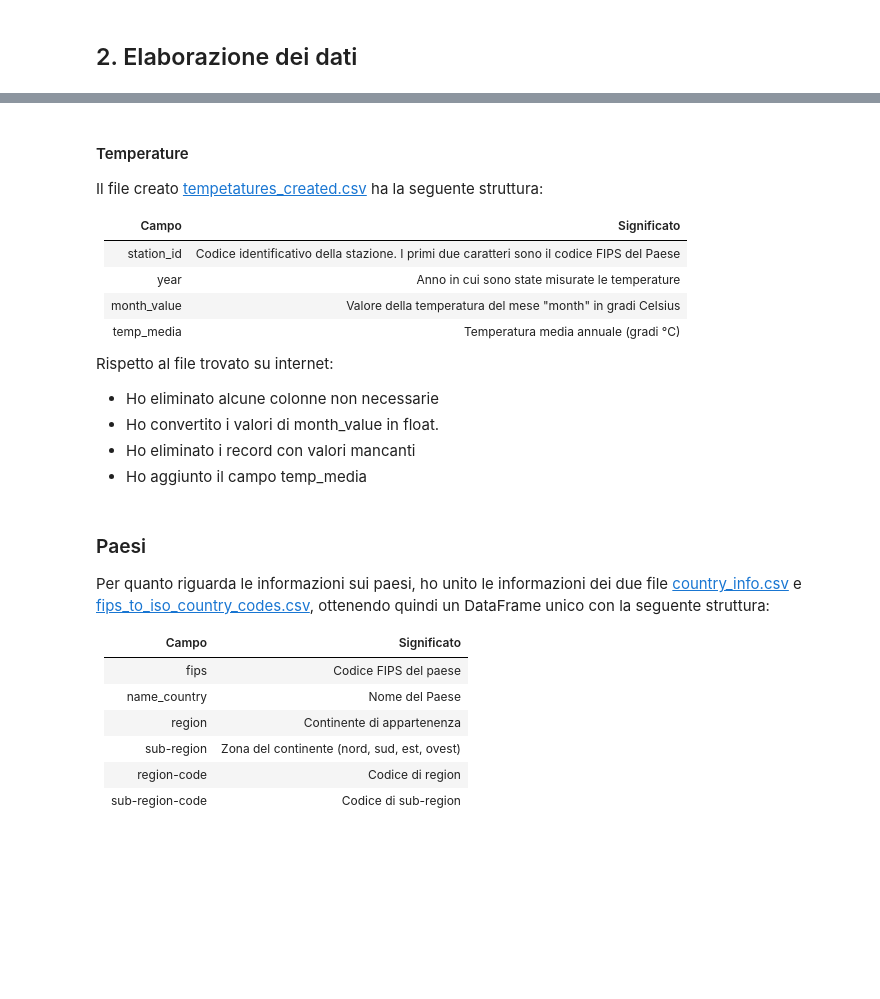
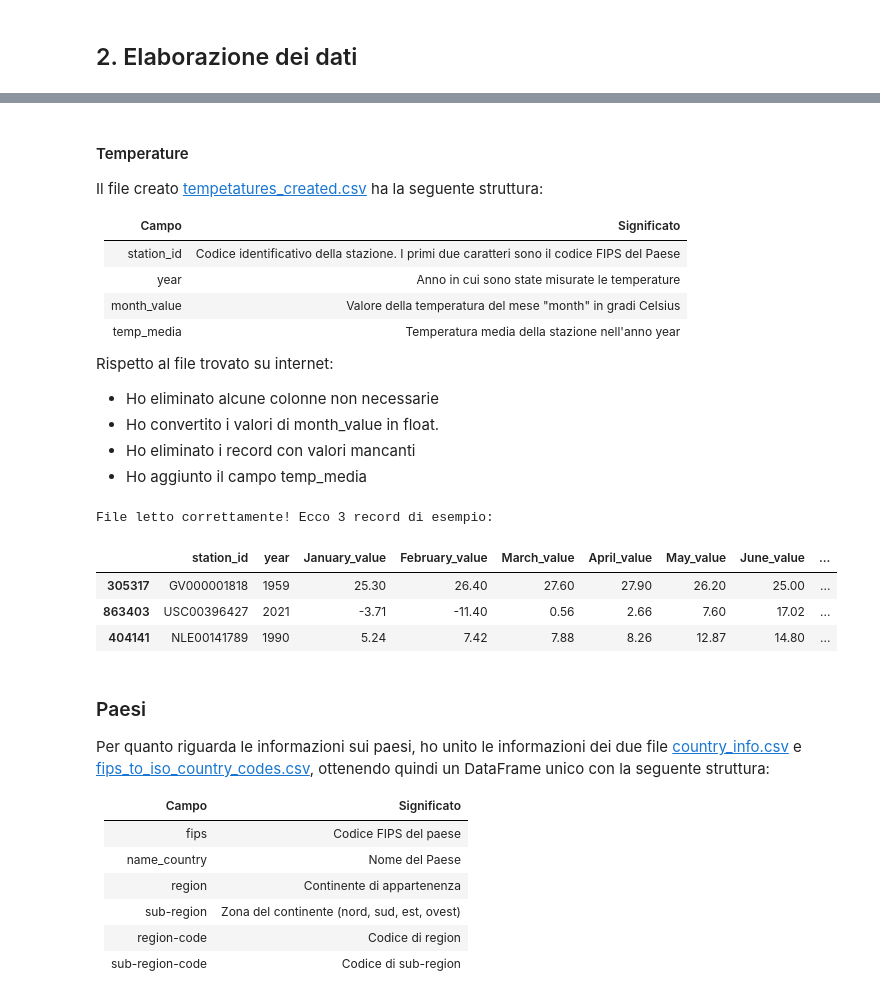
Before and after one commit to ElenaCurti/big-data, a Jupyter notebook: Attivita_03_DataAnalytics/file.ipynb, the cells around one changed output, grey strips where cells are left out. Cells and saved outputs as stored; diff of their text form; code cells hidden in the pictures; blank space fills up the shorter version.

```diff
--- a/Attivita_03_DataAnalytics/file.ipynb
+++ b/Attivita_03_DataAnalytics/file.ipynb
@@ -108,7 +141,7 @@ Il file creato [tempetatures_created.csv](applicazione/data/modified/stations_cr
 |station_id| Codice identificativo della stazione. I primi due caratteri sono il codice FIPS del Paese|
 |year| Anno in cui sono state misurate le temperature|
 |month_value| Valore della temperatura del mese "month" in gradi Celsius |
-|temp_media| Temperatura media annuale (gradi °C) |
+|temp_media| Temperatura media della stazione nell'anno year |
 
 Rispetto al file trovato su internet:
 - Ho eliminato alcune colonne non necessarie
@@ -127,33 +160,42 @@ for i in range(1,13):
     month_name = calendar.month_name[i]
     HEADERS_TEMPERATURES += [month_name+"_value","DEL_ME"+str(i)+"a","DEL_ME"+str(i)+"d","DEL_ME"+str(i)+"b"]
 
 if not os.path.exists(FILE_CSV_TEMPERATURES):
     print("Creo file csv partendo da",FILE_ORIGINALE_TEMPERATURES,"...")
 
     # Leggo il file
     df = pd.read_fwf(FILE_ORIGINALE_TEMPERATURES, widths=list_width,header=None, names=HEADERS_TEMPERATURES)
 
     # Elimino le colonne non necessarie
     HEADERS_TEMPERATURES = [i for i in HEADERS_TEMPERATURES if not i.__contains__("DEL_ME")]
     df = df[HEADERS_TEMPERATURES]
 
     # Cambio i valori -9999 di month_value con NaN. Trasformo anche i valori validi in decimale.
     for i in range(1,13):
         month_name = calendar.month_name[i]
         df[month_name+"_value"] = df[month_name+"_value"].apply(lambda x: pd.NA if str(x) == "-9999" else x/100)
 
     # Rimuovo i record con valori nulli
     df = df.dropna()
 
     # Calcolo la temperatura media
     df["temp_media"] = df[[calendar.month_name[i]+"_value" for i in range(1,13)]].mean(axis=1)
     df["temp_media"] = df["temp_media"].apply(lambda x: round(x, 2))
 
     # Converto in formato CSV
     df.to_csv(FILE_CSV_TEMPERATURES, index=False)
 
 # Leggo il nuovo file
 df_temperatures = pd.read_csv(FILE_CSV_TEMPERATURES)
+
+print("File letto correttamente! Ecco 3 record di esempio: ")
+df_temperatures.sample(3)
+# %% [output]
+File letto correttamente! Ecco 3 record di esempio:
+|  | station_id | year | January_value | February_value | March_value | April_value | May_value | June_value | ... |
+| 305317 | GV000001818 | 1959 | 25.30 | 26.40 | 27.60 | 27.90 | 26.20 | 25.00 | ... |
+| 863403 | USC00396427 | 2021 | -3.71 | -11.40 | 0.56 | 2.66 | 7.60 | 17.02 | ... |
+| 404141 | NLE00141789 | 1990 | 5.24 | 7.42 | 7.88 | 8.26 | 12.87 | 14.80 | ... |
 # %% [markdown]
 ### Paesi
 Per quanto riguarda le informazioni sui paesi, ho unito le informazioni dei due file [country_info.csv](applicazione/data/original/countries_info.csv) e [fips_to_iso_country_codes.csv](applicazione/data/original/fips_to_iso_country_codes.csv), ottenendo quindi un DataFrame unico con la seguente  struttura:
```
Also changed, not shown: parts of 18 cells of this notebook, 1 other file.
